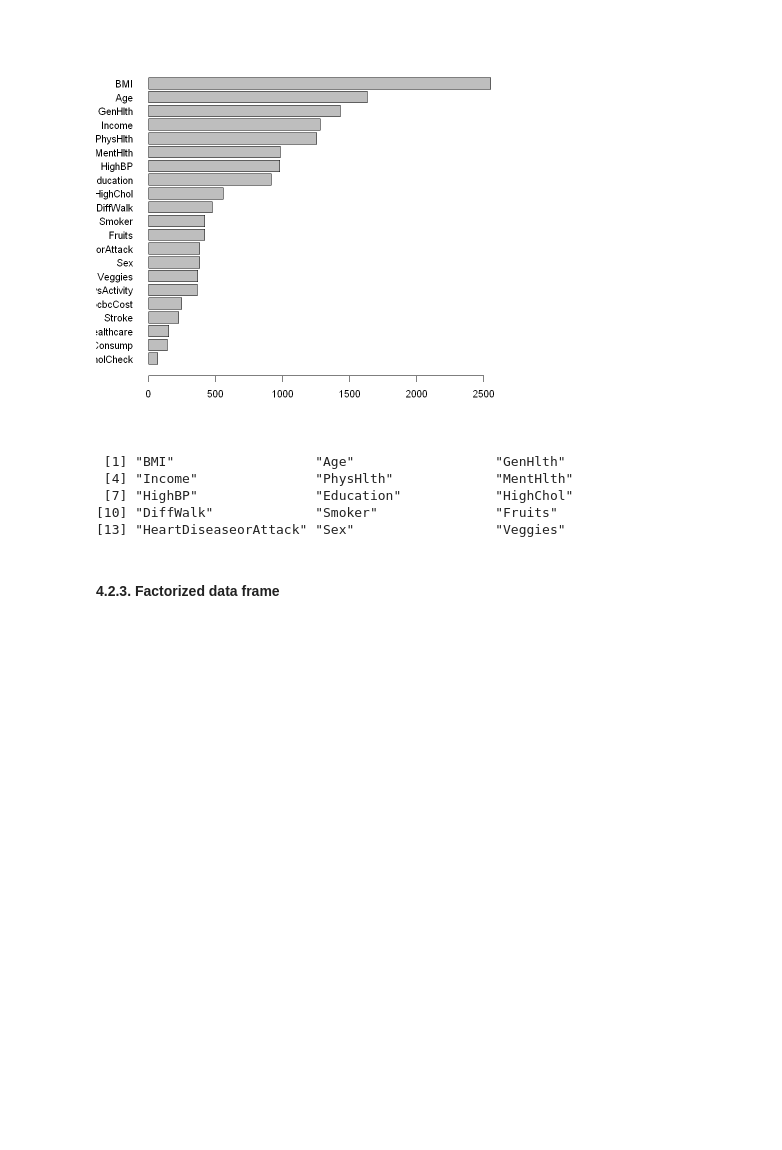
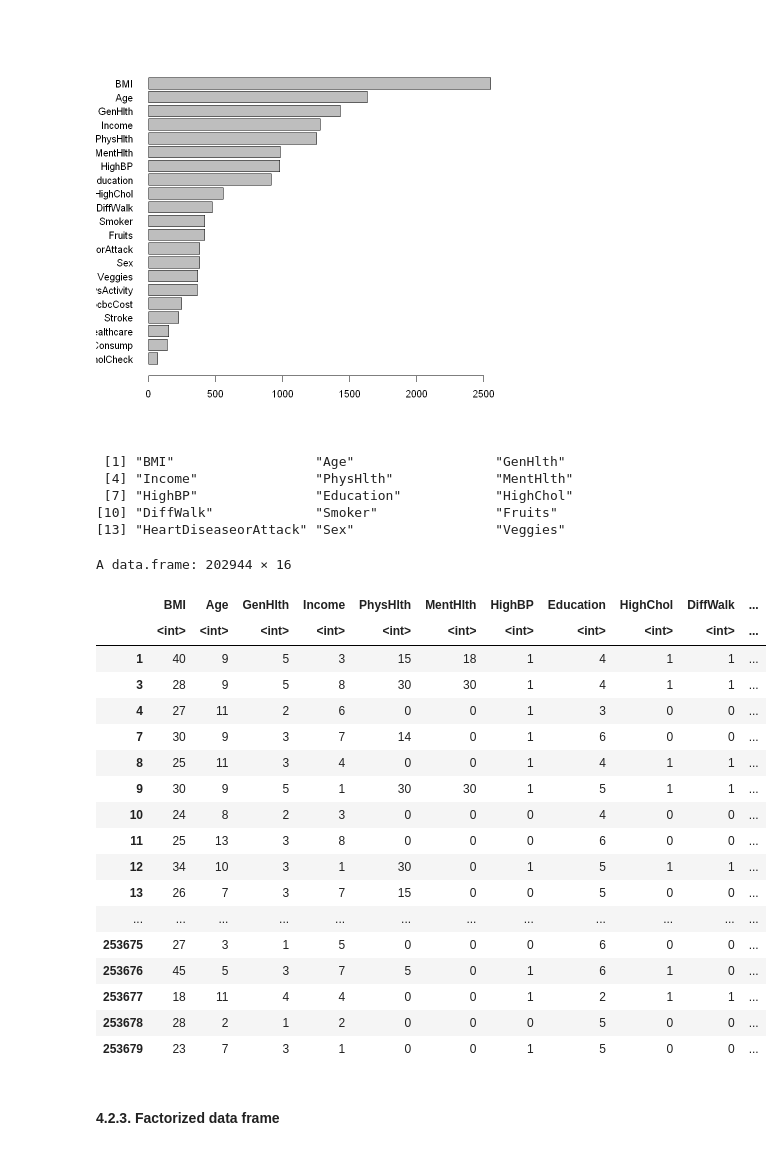
Before and after one commit to DucTrung1802/DS, a Jupyter notebook: GLM_Report/diabetes_analysis.ipynb, the cells around one changed output. Drawn from its saved outputs; the diff is of its cells as text; code cells hidden in the pictures; blank space fills up the shorter version.

```diff
--- a/GLM_Report/diabetes_analysis.ipynb
+++ b/GLM_Report/diabetes_analysis.ipynb
@@ -579,6 +579,28 @@ potential_explain_variable_col
 [13] "HeartDiseaseorAttack" "Sex"                  "Veggies"
 # %%
 input_training_data = training_data[,c(potential_explain_variable_col, response_col)]
+# %%
+input_training_data
+# %% [output]
+A data.frame: 202944 × 16
+|  | BMI | Age | GenHlth | Income | PhysHlth | MentHlth | HighBP | Education | HighChol | DiffWalk | ... |
+|  | <int> | <int> | <int> | <int> | <int> | <int> | <int> | <int> | <int> | <int> | ... |
+| 1 | 40 | 9 | 5 | 3 | 15 | 18 | 1 | 4 | 1 | 1 | ... |
+| 3 | 28 | 9 | 5 | 8 | 30 | 30 | 1 | 4 | 1 | 1 | ... |
+| 4 | 27 | 11 | 2 | 6 | 0 | 0 | 1 | 3 | 0 | 0 | ... |
+| 7 | 30 | 9 | 3 | 7 | 14 | 0 | 1 | 6 | 0 | 0 | ... |
+| 8 | 25 | 11 | 3 | 4 | 0 | 0 | 1 | 4 | 1 | 1 | ... |
+| 9 | 30 | 9 | 5 | 1 | 30 | 30 | 1 | 5 | 1 | 1 | ... |
+| 10 | 24 | 8 | 2 | 3 | 0 | 0 | 0 | 4 | 0 | 0 | ... |
+| 11 | 25 | 13 | 3 | 8 | 0 | 0 | 0 | 6 | 0 | 0 | ... |
+| 12 | 34 | 10 | 3 | 1 | 30 | 0 | 1 | 5 | 1 | 1 | ... |
+| 13 | 26 | 7 | 3 | 7 | 15 | 0 | 0 | 5 | 0 | 0 | ... |
+| ... | ... | ... | ... | ... | ... | ... | ... | ... | ... | ... | ... |
+| 253675 | 27 | 3 | 1 | 5 | 0 | 0 | 0 | 6 | 0 | 0 | ... |
+| 253676 | 45 | 5 | 3 | 7 | 5 | 0 | 1 | 6 | 1 | 0 | ... |
+| 253677 | 18 | 11 | 4 | 4 | 0 | 0 | 1 | 2 | 1 | 1 | ... |
+| 253678 | 28 | 2 | 1 | 2 | 0 | 0 | 0 | 5 | 0 | 0 | ... |
+| 253679 | 23 | 7 | 3 | 1 | 0 | 0 | 1 | 5 | 0 | 0 | ... |
 # %% [markdown]
 #### 4.2.3. Factorized data frame
 # %%
```
Also changed, not shown: parts of 5 cells of this notebook.
